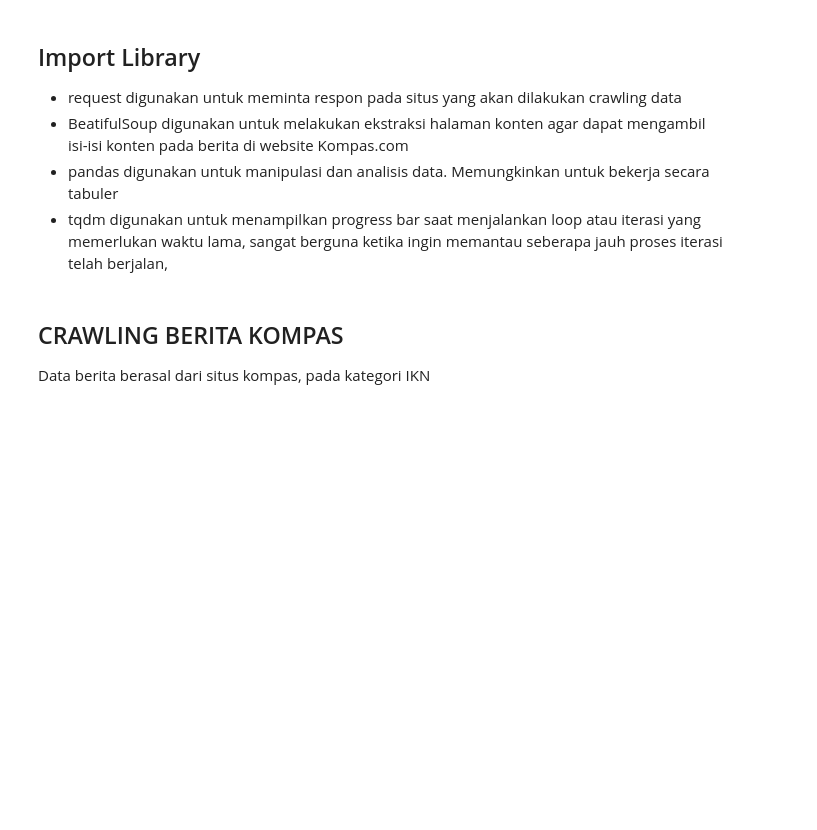
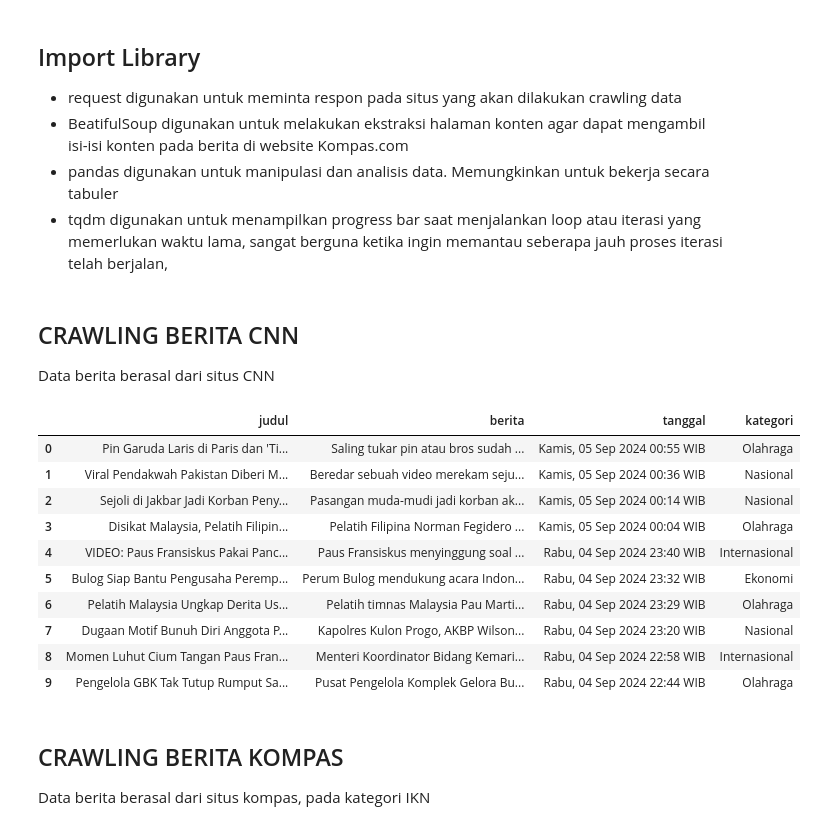
Before and after one commit to RahmaNhz/PPW, a Jupyter notebook: _sources/CrawlingBerita.ipynb, the cells around one changed output. Cells and saved outputs as stored; diff of their text form; code cells hidden in the pictures; blank space fills up the shorter version.

```diff
--- a/_sources/CrawlingBerita.ipynb
+++ b/_sources/CrawlingBerita.ipynb
@@ -35,3 +35,7 @@ import requests
 from bs4 import BeautifulSoup
 import pandas as pd
 from tqdm import tqdm
+# %% [markdown]
+## CRAWLING BERITA CNN
+
+Data berita berasal dari situs CNN
@@ -38,3 +100,17 @@ from tqdm import tqdm
+# %%
+cnnnews(page=1, limit=10)
+# %% [output]
+|  | judul | berita | tanggal | kategori |
+| 0 | Pin Garuda Laris di Paris dan 'Ti... | Saling tukar pin atau bros sudah ... | Kamis, 05 Sep 2024 00:55 WIB | Olahraga |
+| 1 | Viral Pendakwah Pakistan Diberi M... | Beredar sebuah video merekam seju... | Kamis, 05 Sep 2024 00:36 WIB | Nasional |
+| 2 | Sejoli di Jakbar Jadi Korban Peny... | Pasangan muda-mudi jadi korban ak... | Kamis, 05 Sep 2024 00:14 WIB | Nasional |
+| 3 | Disikat Malaysia, Pelatih Filipin... | Pelatih Filipina Norman Fegidero ... | Kamis, 05 Sep 2024 00:04 WIB | Olahraga |
+| 4 | VIDEO: Paus Fransiskus Pakai Panc... | Paus Fransiskus menyinggung soal ... | Rabu, 04 Sep 2024 23:40 WIB | Internasional |
+| 5 | Bulog Siap Bantu Pengusaha Peremp... | Perum Bulog mendukung acara Indon... | Rabu, 04 Sep 2024 23:32 WIB | Ekonomi |
+| 6 | Pelatih Malaysia Ungkap Derita Us... | Pelatih timnas Malaysia Pau Marti... | Rabu, 04 Sep 2024 23:29 WIB | Olahraga |
+| 7 | Dugaan Motif Bunuh Diri Anggota P... | Kapolres Kulon Progo, AKBP Wilson... | Rabu, 04 Sep 2024 23:20 WIB | Nasional |
+| 8 | Momen Luhut Cium Tangan Paus Fran... | Menteri Koordinator Bidang Kemari... | Rabu, 04 Sep 2024 22:58 WIB | Internasional |
+| 9 | Pengelola GBK Tak Tutup Rumput Sa... | Pusat Pengelola Komplek Gelora Bu... | Rabu, 04 Sep 2024 22:44 WIB | Olahraga |
 # %% [markdown]
 ## CRAWLING BERITA KOMPAS
 
```
Also changed, not shown: parts of 11 cells of this notebook, 2 other files.
